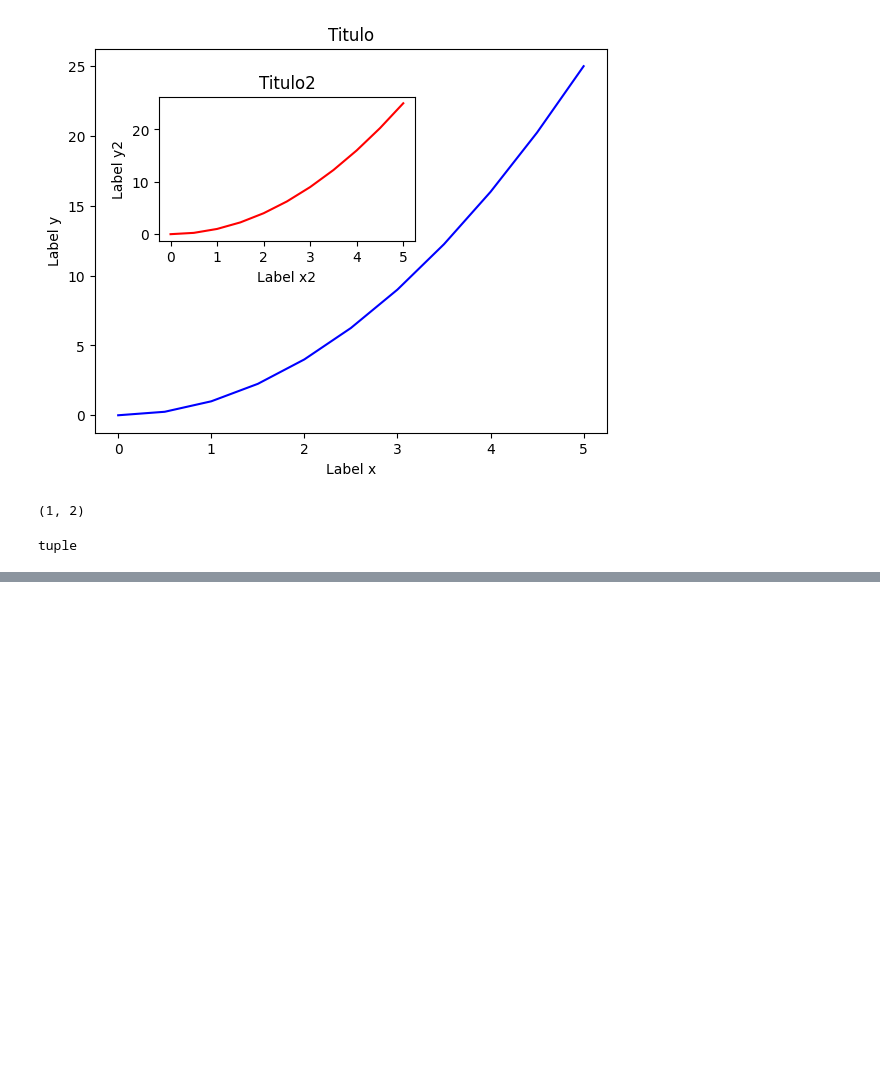
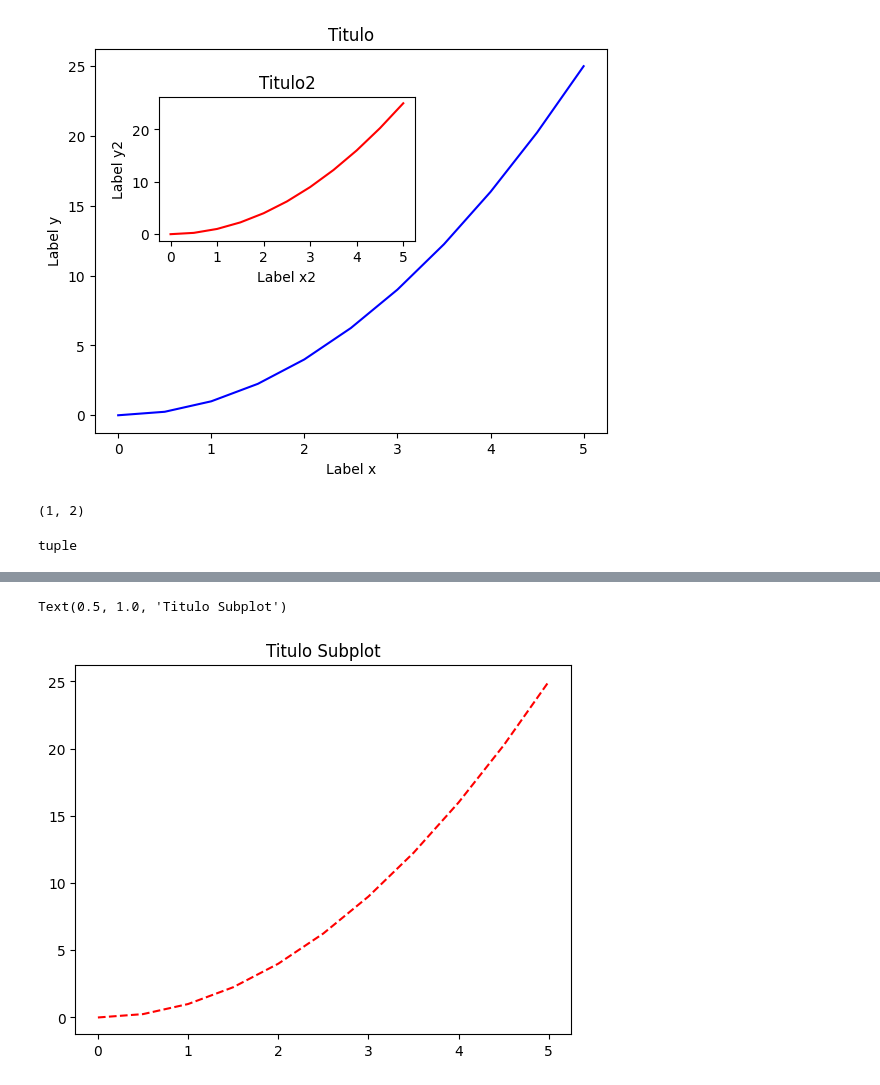
Before and after one commit to ludiemert/Data_Visualization_Matplotlib, a Jupyter notebook: Matplotlib.ipynb, the cells around one changed output, grey strips where cells are left out. Saved outputs shown, nothing was run; the diff lists cells and outputs as text; code cells hidden in the pictures; blank space fills up the shorter version.

```diff
--- a/Matplotlib.ipynb
+++ b/Matplotlib.ipynb
@@ -133,0 +162,8 @@ tuple
+# %%
+# agora com o subplote podemos passar parametros para os graficos
+fig, ax = plt.subplots()
+ax.plot(x, y, "r--")
+ax.set_title("Titulo Subplots")
+# %% [output]
+Text(0.5, 1.0, 'Titulo Subplot')
+[figure, added]
```
Also changed, not shown: parts of 5 cells of this notebook, 1 other file.
